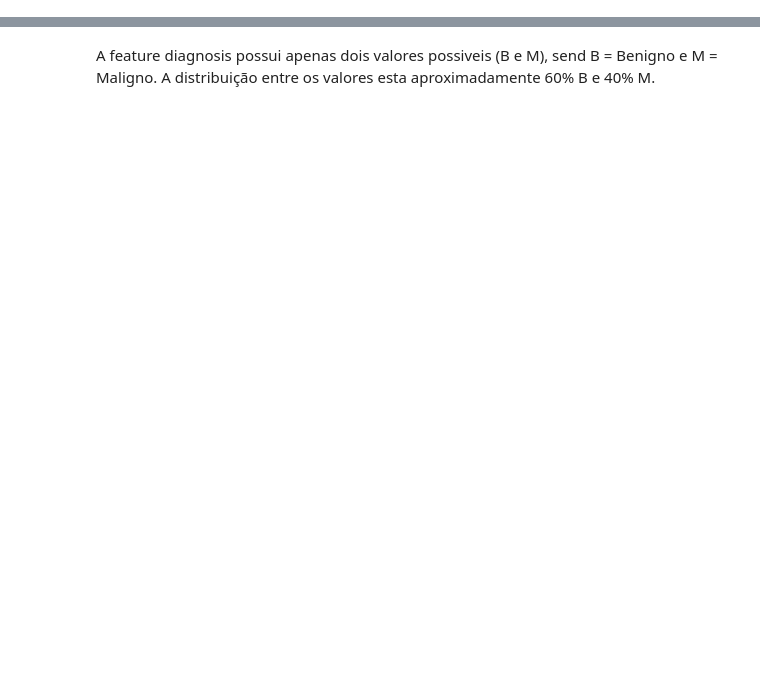
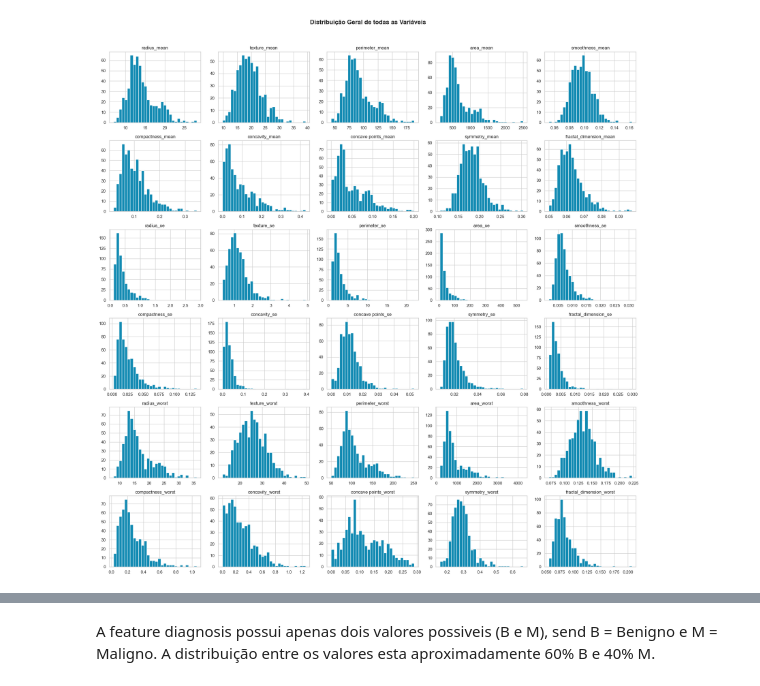
Before and after one commit to fiap-postech-ia-para-devs-grupo/9IADT-fase-1-tech-challenge, a Jupyter notebook: tech_challenge_fase1.ipynb, the cells around one changed output, grey strips where cells are left out. Saved outputs shown, nothing was run; the diff lists cells and outputs as text; code cells hidden in the pictures; blank space fills up the shorter version.

```diff
--- a/tech_challenge_fase1.ipynb
+++ b/tech_challenge_fase1.ipynb
@@ -83,0 +215,8 @@ Name: count, dtype: int64
+# %%
+# Histograma de todas as variáveis para visão geral
+dataset.hist(bins=30, figsize=(20, 20), color='#118ab2', edgecolor='white')
+plt.suptitle('Distribuição Geral de todas as Variáveis', fontsize=16, fontweight='bold', y=1.02)
+plt.tight_layout()
+plt.show()
+# %% [output]
+[figure, added]
```
Also changed, not shown: parts of 53 cells of this notebook.
